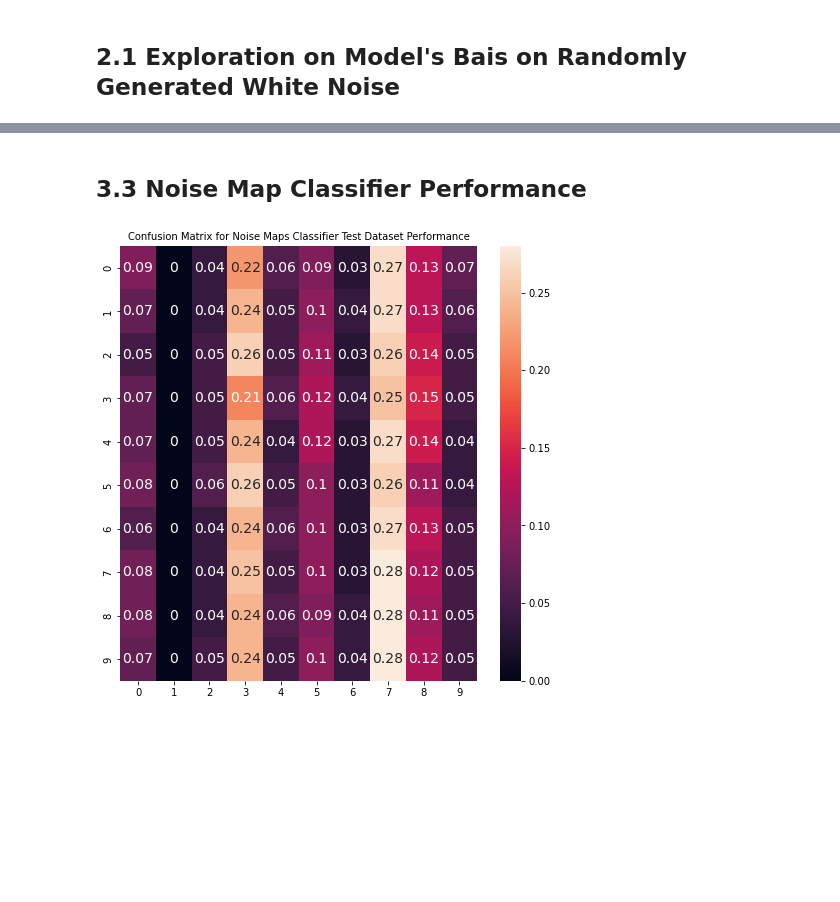
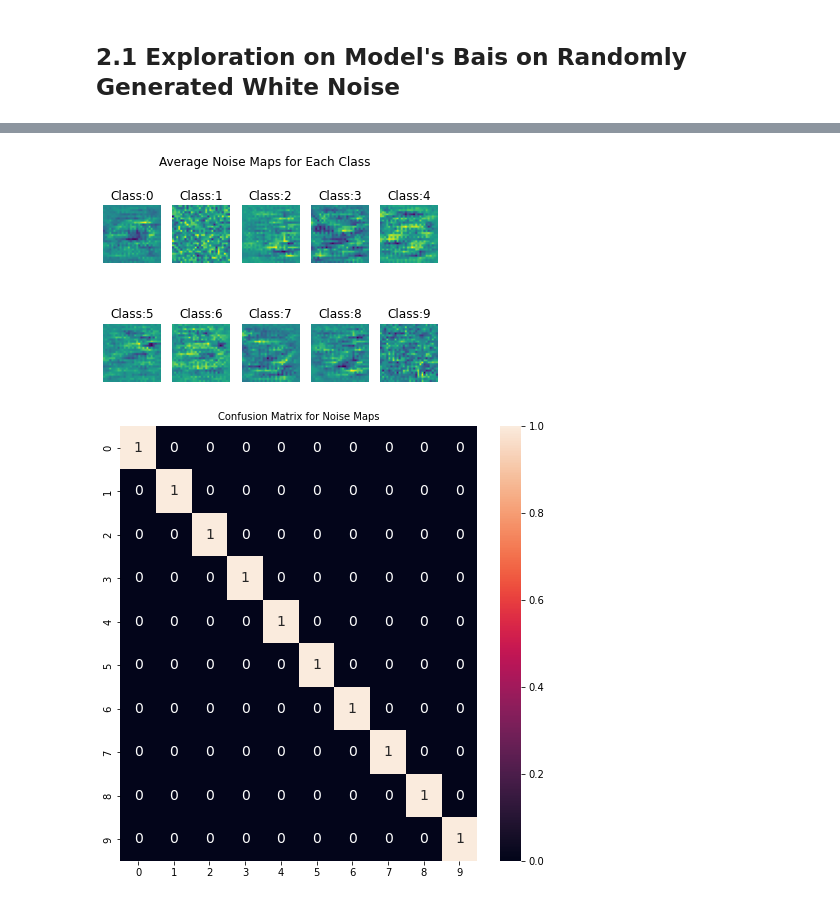
Before and after one commit to b349zhan/white_noise_analysis, a Jupyter notebook: main.ipynb, the cells around one changed output, grey strips where cells are left out. Cells and saved outputs as stored; diff of their text form; code cells hidden in the pictures; blank space fills up the shorter version.

```diff
--- a/main.ipynb
+++ b/main.ipynb
@@ -83,7 +37,5 @@ feed_back_visualize(mnist_model1, test_mnist_dataset, noise_maps)
-# %% [markdown]
-## 3.3 Noise Map Classifier Performance
-# %%
-%run -i "./utils/noise.py"
-noise_map_classify_and_report(test_mnist_loader, noise_maps)
-# %% [output]
-[figure, removed]
+# %%
+embed_noise_visualize_classify_report(mnist_model1,test_mnist_loader, conf)
+# %% [output]
+[figure, added]
+[figure, added]
```
Also changed, not shown: parts of 18 cells of this notebook, 13 other files.
